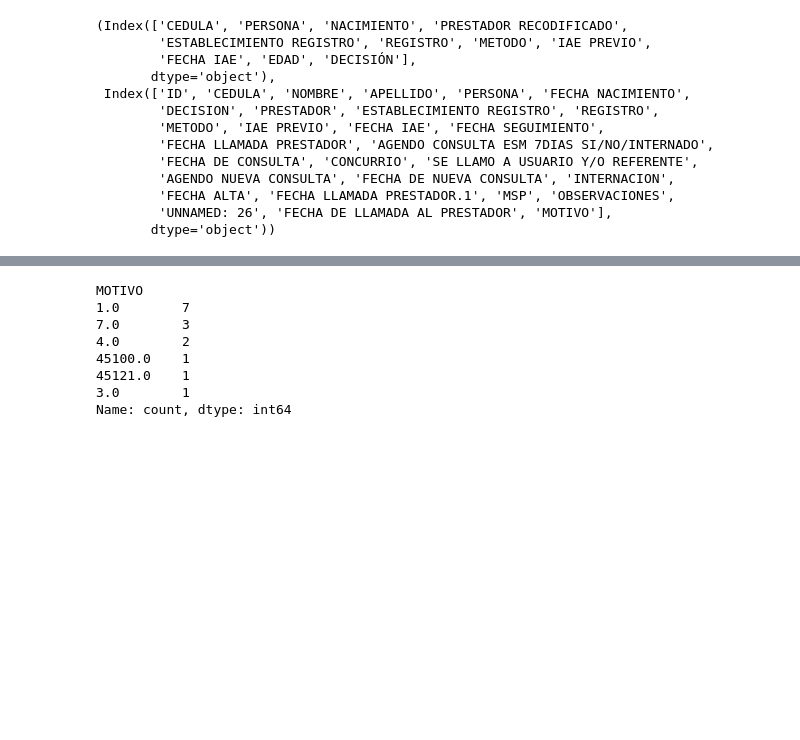
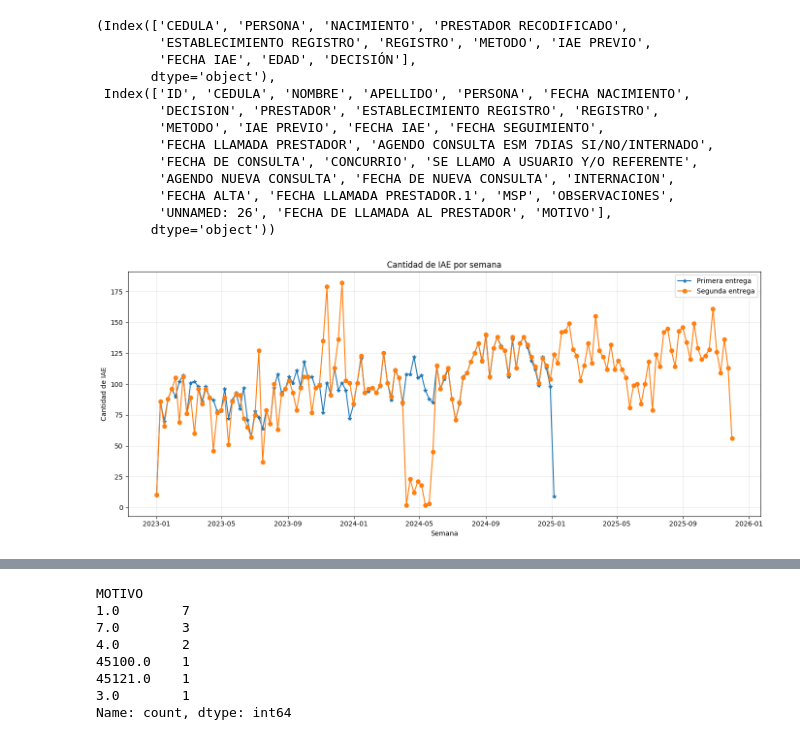
Before and after one commit to GuillermoCarbajal/Solucionadores, a Jupyter notebook: comparacion_bases.ipynb, the cells around one changed output, grey strips where cells are left out. Drawn from its saved outputs; the diff is of its cells as text; code cells hidden in the pictures; blank space fills up the shorter version.

```diff
--- a/comparacion_bases.ipynb
+++ b/comparacion_bases.ipynb
@@ -75,3 +75,60 @@ df_IAE_primera_entrega.keys(), df_IAE.keys()
         'FECHA ALTA', 'FECHA LLAMADA PRESTADOR.1', 'MSP', 'OBSERVACIONES',
         'UNNAMED: 26', 'FECHA DE LLAMADA AL PRESTADOR', 'MOTIVO'],
        dtype='object'))
+# %%
+#import pandas as pd
+#import matplotlib.pyplot as plt
+
+# Asegurar que las fechas sean datetime
+df_IAE_primera_entrega['FECHA IAE'] = pd.to_datetime(
+    df_IAE_primera_entrega['FECHA IAE'],
+    errors='coerce'
+)
+
+df_IAE['FECHA IAE'] = pd.to_datetime(
+    df_IAE['FECHA IAE'],
+    errors='coerce'
+)
+
+# Cantidad de registros por semana
+cantidad_primera_entrega = (
+    df_IAE_primera_entrega
+    .set_index('FECHA IAE')
+    .resample('W-SUN')
+    .size()
+)
+
+cantidad_actual = (
+    df_IAE
+    .set_index('FECHA IAE')
+    .resample('W-SUN')
+    .size()
+)
+
+# Gráfica
+plt.figure(figsize=(14, 6))
+
+plt.plot(
+    cantidad_primera_entrega.index,
+    cantidad_primera_entrega.values,
+    marker='*',
+    label='Primera entrega'
+)
+
+plt.plot(
+    cantidad_actual.index,
+    cantidad_actual.values,
+    marker='o',
+    label='Segunda entrega'
+)
+
+plt.xlabel('Semana')
+plt.ylabel('Cantidad de IAE')
+plt.title('Cantidad de IAE por semana')
+plt.legend()
+plt.grid(True, alpha=0.3)
+
+plt.tight_layout()
+plt.show()
+# %% [output]
+[figure, added]
```
Also changed, not shown: parts of 1 cell of this notebook, 24 other files.
